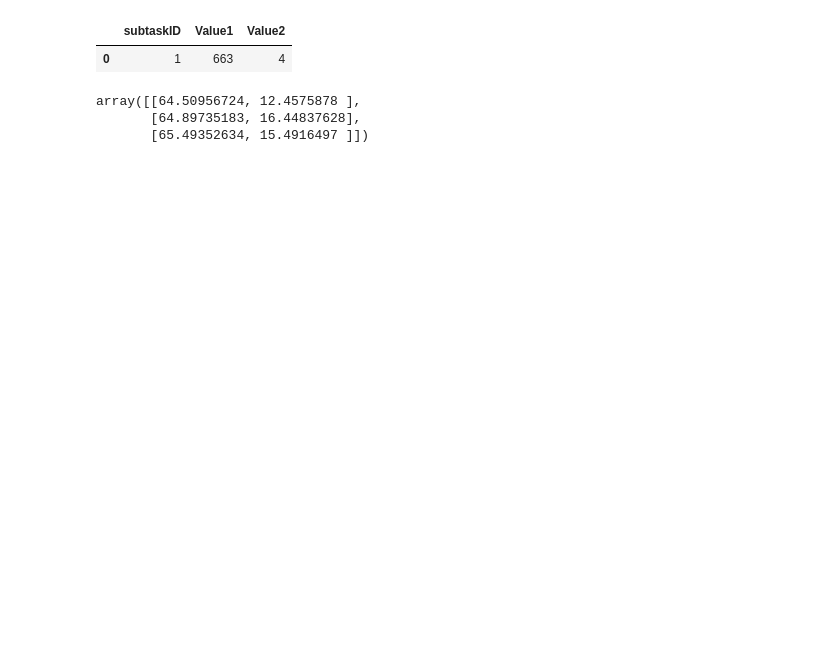
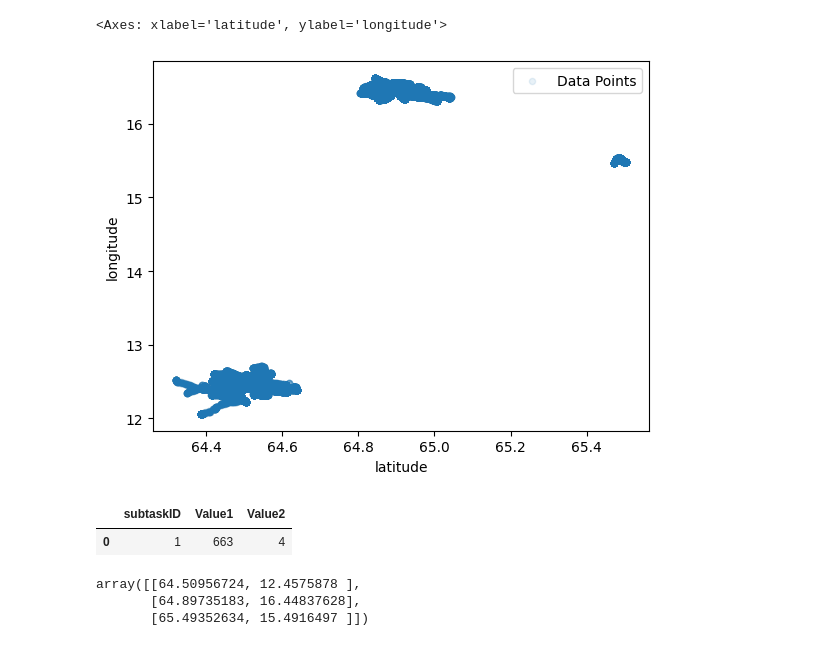
Before and after one commit to andreiverse/ai, a Jupyter notebook: Etapa Locală - Olimpiada Națională de Inteligență Artificială 2026/Public Transport/solve.ipynb, the cells around one changed output. Drawn from its saved outputs; the diff is of its cells as text; code cells hidden in the pictures; blank space fills up the shorter version.

Commit message:
uncomment plots

```diff
--- a/Etapa Locală - Olimpiada Națională de Inteligență Artificială 2026/Public Transport/solve.ipynb
+++ b/Etapa Locală - Olimpiada Națională de Inteligență Artificială 2026/Public Transport/solve.ipynb
@@ -11,8 +11,11 @@ Solution = pd.DataFrame({
     "Value2": []
 })
 # %%
-# X.plot(x="latitude", y="longitude", kind="scatter",
-       # alpha=0.1, label="Data Points")
+X.plot(x="latitude", y="longitude", kind="scatter",
+       alpha=0.1, label="Data Points")
+# %% [output]
+<Axes: xlabel='latitude', ylabel='longitude'>
+[figure, added]
 # %%
 # task 1
 
```
Also changed, not shown: parts of 2 cells of this notebook.
